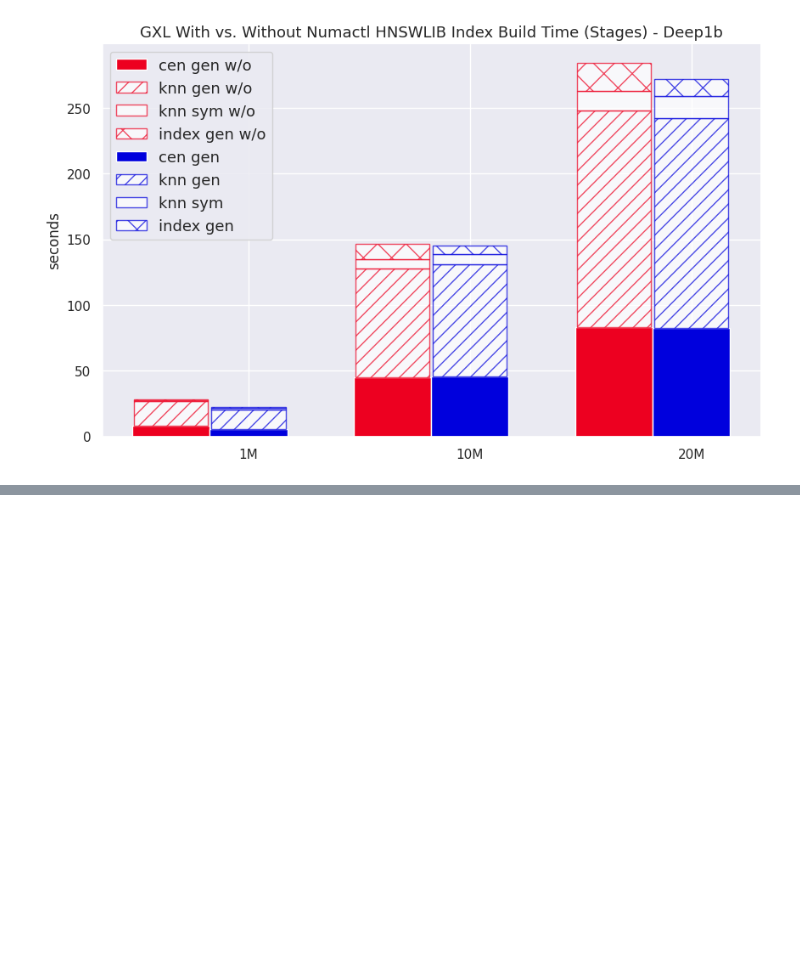
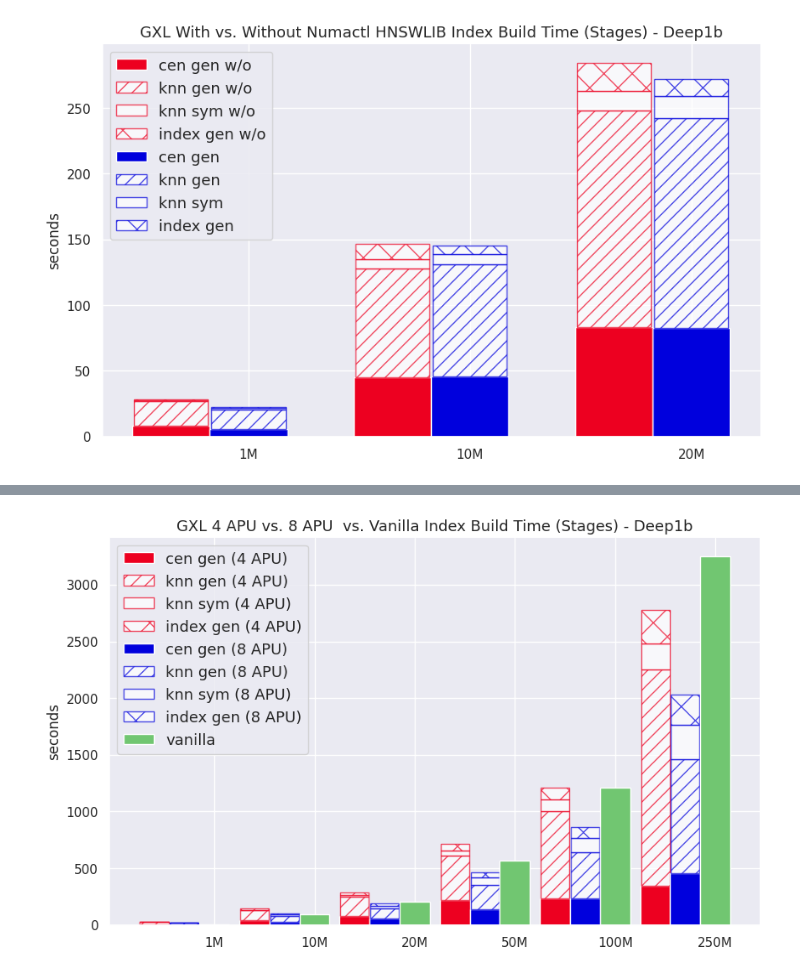
Before and after one commit to iamsabhoho/hnswlib, a Jupyter notebook: gsi/hnswlib_test/analyze.ipynb, the cells around one changed output, grey strips where cells are left out. Saved outputs shown, nothing was run; the diff lists cells and outputs as text; code cells hidden in the pictures; blank space fills up the shorter version.

```diff
--- a/gsi/hnswlib_test/analyze.ipynb
+++ b/gsi/hnswlib_test/analyze.ipynb
@@ -870,7 +860,7 @@ g_numactl_df.head()
 # %%
-g_numactl_pivot = pd.pivot_table(data=g_numactl_df, index=['numrecs'], columns=['subop'], values='walltime')
+"""g_numactl_pivot = pd.pivot_table(data=g_numactl_df, index=['numrecs'], columns=['subop'], values='walltime')
 
 g_numactl_pivot['vanilla'] = v_df.sort_values(['numrecs'])['walltime'].tolist()[:3]
 g_numactl_pivot['total'] = g_numactl_pivot.iloc[:, -5:-1].sum(axis=1)
-g_numactl_pivot
+g_numactl_pivot"""
 # %% [output]
@@ -1391,0 +1383,83 @@ with sns.axes_style("white"):
+# %%
+# 8 apu vs 4 apu
+
+import seaborn as sns
+
+# data
+# gxl - 4 apu
+gxl_cen_gen = np.array(g_pivot.cen_gen.tolist()[:6])
+gxl_index_gen = np.array(g_pivot.index_gen.tolist()[:6])
+gxl_knn_gen = np.array(g_pivot.knn_gen.tolist()[:6])
+gxl_knn_sym = np.array(g_pivot.knn_symmetric.tolist()[:6])
+
+# gxl - 8 apu
+gxl_cen_gen_8 = np.array(g_8_pivot.cen_gen.tolist())
+gxl_index_gen_8 = np.array(g_8_pivot.index_gen.tolist())
+gxl_knn_gen_8 = np.array(g_8_pivot.knn_gen.tolist())
+gxl_knn_sym_8 = np.array(g_8_pivot.knn_symmetric.tolist())
+
+# vanilla
+vanilla_time = np.array(g_8_pivot.vanilla.tolist())
+
+# data sizes
+sizes = ['1M', '10M', '20M', '50M', '100M', '250M']
+
+with sns.axes_style("white"):
+    sns.set_style("ticks")
+    sns.set_context("talk")
+    sns.set(rc={'figure.figsize':(10, 6)})
+
+    # plot details
+    bar_width = 0.3
+    epsilon = 0.015
+    line_width = 1
+    opacity = 0.7
+    gxl_pos = np.arange(len(gxl_cen_gen))
+    gxl_8_pos = gxl_pos + bar_width
+    v_pos = gxl_8_pos + bar_width
+
+
+    # gxl stacked bar - 4 apu
+    stacked_gxl_cen_gen = plt.bar(gxl_pos, gxl_cen_gen, bar_width, color='#ED0020', label='cen gen (4 APU)')
+
+    stacked_gxl_knn_gen = plt.bar(gxl_pos, gxl_knn_gen, bar_width-epsilon,
+                            bottom=gxl_cen_gen, alpha=opacity, color='white', edgecolor='#ED0020',
+                            linewidth=line_width, hatch='//', label='knn gen (4 APU)')
+
+    stacked_gxl_knn_sym = plt.bar(gxl_pos, gxl_knn_sym, bar_width-epsilon,
+                            bottom=gxl_knn_gen+gxl_cen_gen, alpha=opacity, color='white', edgecolor='#ED0020',
+                            linewidth=line_width, hatch='0', label='knn sym (4 APU)')
+
+    stacked_gxl_idx_gen = plt.bar(gxl_pos, gxl_index_gen, bar_width-epsilon,
+                            bottom=gxl_knn_sym+gxl_knn_gen+gxl_cen_gen, alpha=opacity, color='white', edgecolor='#ED0020',
+                            linewidth=line_width, hatch='x', label='index gen (4 APU)')
+
+    # gxl stacked bar - 8 apu
+    stacked_gxl_cen_gen_8 = plt.bar(gxl_8_pos, gxl_cen_gen_8, bar_width, color='#0000DD', label='cen gen (8 APU)')
+
+    stacked_gxl_knn_gen_8 = plt.bar(gxl_8_pos, gxl_knn_gen_8, bar_width-epsilon,
+                            bottom=gxl_cen_gen_8, alpha=opacity, color='white', edgecolor='#0000DD',
+                            linewidth=line_width, hatch='//', label='knn gen (8 APU)')
+
+    stacked_gxl_knn_sym_8 = plt.bar(gxl_8_pos, gxl_knn_sym_8, bar_width-epsilon,
+                            bottom=gxl_knn_gen_8+gxl_cen_gen_8, alpha=opacity, color='white', edgecolor='#0000DD',
+                            linewidth=line_width, hatch='0', label='knn sym (8 APU)')
+
+    stacked_gxl_idx_gen_8 = plt.bar(gxl_8_pos, gxl_index_gen_8, bar_width-epsilon,
+                            bottom=gxl_knn_sym_8+gxl_knn_gen_8+gxl_cen_gen_8, alpha=opacity, color='white', edgecolor='#0000DD',
+                            linewidth=line_width, hatch='x', label='index gen (8 APU)')
+
+    # vanilla bar
+    bar_vanilla = plt.bar(v_pos, vanilla_time, bar_width, color='#71C671', label='vanilla')
+
+    plt.xticks(v_pos, sizes)
+    plt.ylabel('seconds')
+    plt.legend(loc='best', fontsize=13)
+    sns.despine()
+
+    plt.title('GXL 4 APU vs. 8 APU  vs. Vanilla Index Build Time (Stages) - Deep1b', fontsize=13)
+
+    plt.savefig('results/vis/gxl_4vs8__vanilla_index_build_time_stages.png', bbox_inches="tight")
+    plt.show()
+# %% [output]
+[figure, added]
```
Also changed, not shown: parts of 16 cells of this notebook, 2 other files.
